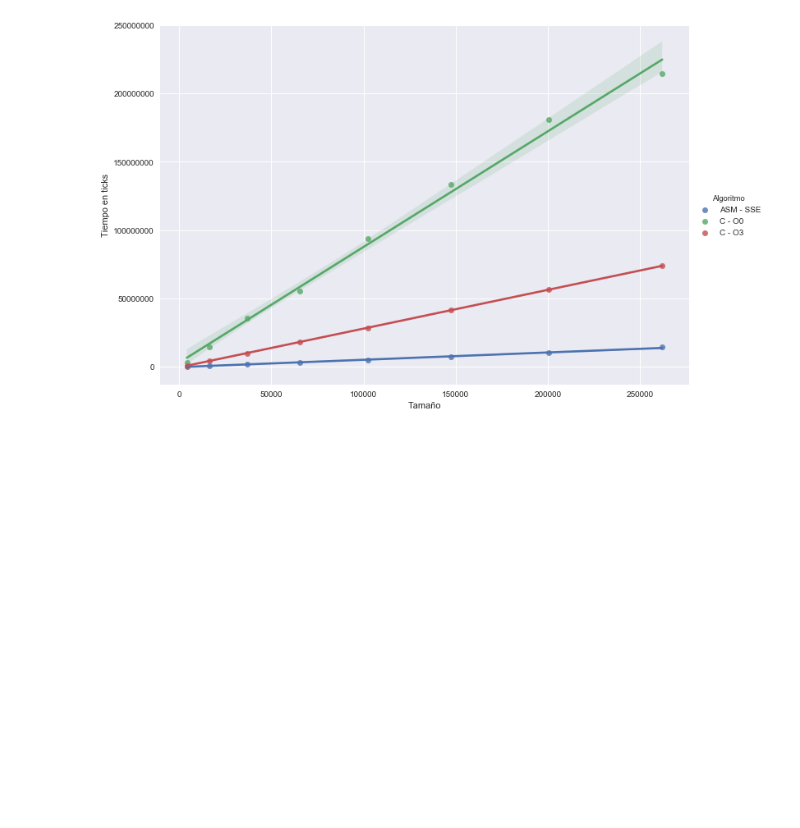
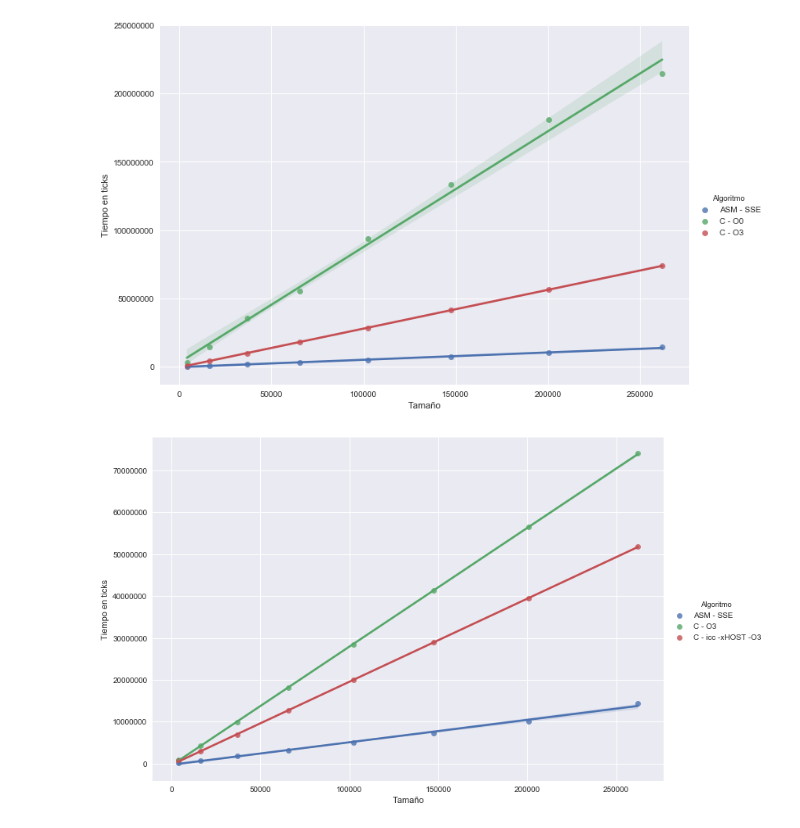
Before and after one commit to ZebaSz/orga2-tp2, a Jupyter notebook: informe/data/Orga2-TP2.ipynb, the cells around one changed output. Drawn from its saved outputs; the diff is of its cells as text; code cells hidden in the pictures; blank space fills up the shorter version.

Commit message:
Agregar data de perf con loop unroll y icc

```diff
--- a/informe/data/Orga2-TP2.ipynb
+++ b/informe/data/Orga2-TP2.ipynb
@@ -187,3 +187,32 @@ plt.gca().get_yaxis().get_major_formatter().set_scientific(False)
 plt.show()
 # %% [output]
 [figure]
+# %%
+dfO0 = pd.read_csv('maxCloser-control.csv')
+dfO0.drop(0, inplace=True)
+
+dfO3 = pd.read_csv('maxCloser-O3.csv')
+dfO3.set_index(['Algoritmo'], inplace=True)
+dfO3.drop(1, inplace=True)
+dfO3.reset_index(inplace=True)
+dfO3['Algoritmo'] = dfO3['Algoritmo'].map({0: 2})
+
+dfIntel = pd.read_csv('maxCloser-intel.csv')
+dfIntel.set_index(['Algoritmo'], inplace=True)
+dfIntel.drop(1, inplace=True)
+dfIntel.reset_index(inplace=True)
+dfIntel['Algoritmo'] = dfIntel['Algoritmo'].map({0: 3})
+
+
+df = pd.concat([dfO0, dfO3, dfIntel], ignore_index=True)
+df['Algoritmo'] = df['Algoritmo'].map({1: 'ASM - SSE', 2: 'C - O3', 3: 'C - icc -xHOST -O3'})
+
+df = df.groupby(['Algoritmo', 'Tamaño']).min()
+df.reset_index(inplace=True)
+
+sns.lmplot(x='Tamaño', y='Ticks', data=df, hue='Algoritmo', truncate=True, size=7, aspect=1.4)
+plt.ylabel('Tiempo en ticks')
+plt.gca().get_yaxis().get_major_formatter().set_scientific(False)
+plt.show()
+# %% [output]
+[figure, added]
```
Also changed, not shown: parts of 2 cells of this notebook, 3 other files.
